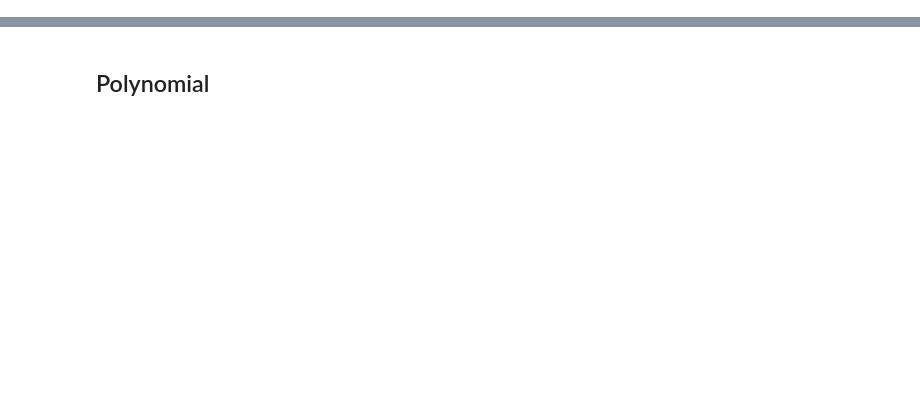
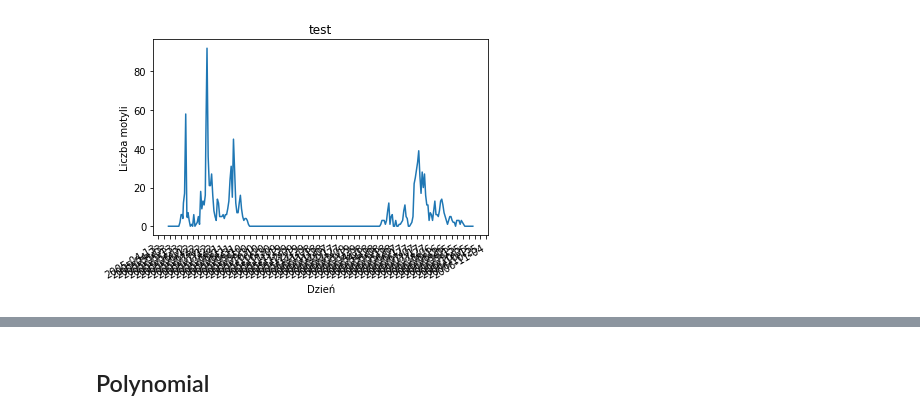
Before and after one commit to Ligerd/research_project, a Jupyter notebook: code/Ręczna_regresja.ipynb, the cells around one changed output, grey strips where cells are left out. Drawn from its saved outputs; the diff is of its cells as text; code cells hidden in the pictures; blank space fills up the shorter version.

```diff
--- a/code/Ręczna_regresja.ipynb
+++ b/code/Ręczna_regresja.ipynb
@@ -54,4 +76,8 @@ def plot_data(df, title):
     plt.ylabel("Liczba motyli")
     plt.savefig(title+".pdf")
     plt.show()
+# %%
+plot_data(df,"test")
+# %% [output]
+[figure, added]
 # %%
```
Also changed, not shown: parts of 40 cells of this notebook, 1 other file.
